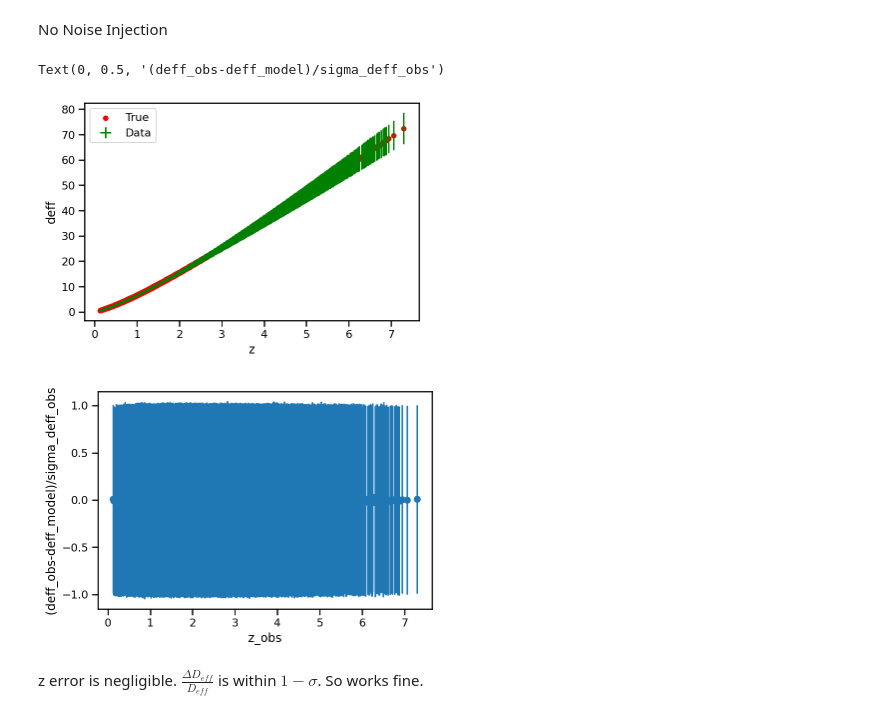
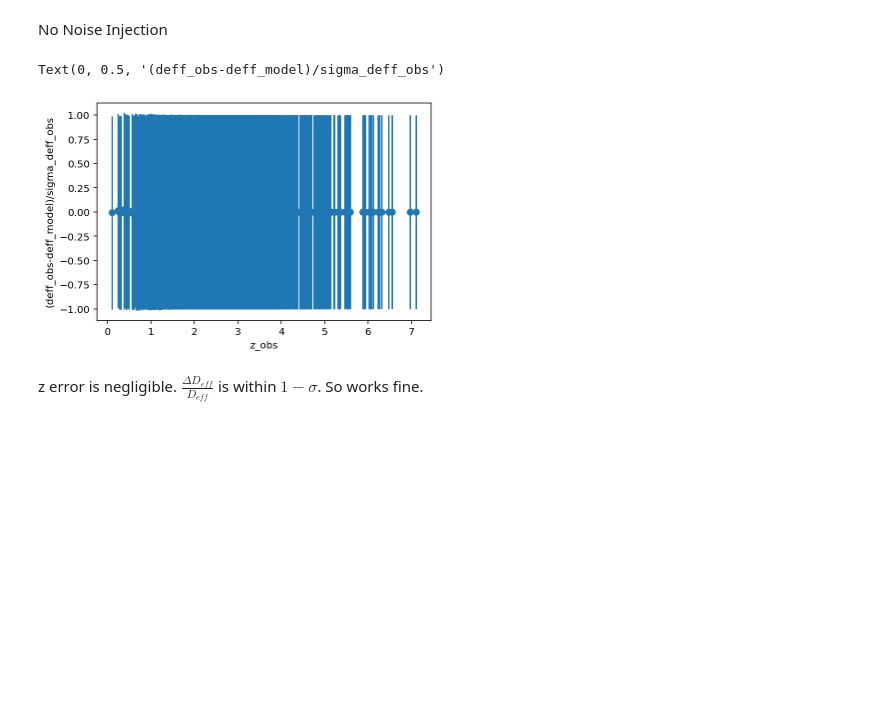
Before and after one commit to SoumendraRoy/gwcosmology, a Jupyter notebook: constant_mass/Pymc_Cosmology.ipynb, the cells around one changed output. Saved outputs shown, nothing was run; the diff lists cells and outputs as text; code cells hidden in the pictures; blank space fills up the shorter version.

```diff
--- a/constant_mass/Pymc_Cosmology.ipynb
+++ b/constant_mass/Pymc_Cosmology.ipynb
@@ -15,12 +15,8 @@ import astropy.cosmology as cosmo
 import astropy.units as u
 import pymc as pm
 import scipy.integrate as si
-import seaborn as sns
-import xarray as xr
-
-sns.set_context('notebook')
 # %%
-NEVENTS = 10**4
+NEVENTS = 10**3
 # %% [markdown]
 Data Loading
 # %%
@@ -41,23 +37,22 @@ for i in range(NEVENTS):
 # %% [markdown]
 No Noise Injection
 # %%
-fig = plt.figure()
-ax = fig.add_subplot(1,1,1)
-#ax.set_yscale('log')
-ax.errorbar(z_med,deff_med,xerr=sigma_z,yerr=sigma_deff, markersize=1, color = 'green', fmt = 'o', label='Data')
-ax.scatter(z_med, cosmo.FlatLambdaCDM(70, 0.3).luminosity_distance(z_med).to(u.Gpc), s=20, color = 'red', label='True')
-plt.xlabel('z')
-plt.ylabel('deff')
-plt.legend()
+# fig = plt.figure()
+# ax = fig.add_subplot(1,1,1)
+# #ax.set_yscale('log')
+# ax.errorbar(z_med,deff_med,xerr=sigma_z,yerr=sigma_deff, markersize=1, color = 'green', fmt = 'o', label='Data')
+# ax.scatter(z_med, cosmo.FlatLambdaCDM(70, 0.3).luminosity_distance(z_med).to(u.Gpc), s=20, color = 'red', label='True')
+# plt.xlabel('z')
+# plt.ylabel('deff')
+# plt.legend()
 
 plt.figure()
 plt.errorbar(z_med, (deff_med-cosmo.FlatLambdaCDM(70, 0.3).luminosity_distance(z_med).to(u.Gpc).value)/sigma_deff, yerr=np.ones(NEVENTS), fmt='o')
 plt.xlabel('z_obs')
 plt.ylabel('(deff_obs-deff_model)/sigma_deff_obs')
 # %% [output]
 Text(0, 0.5, '(deff_obs-deff_model)/sigma_deff_obs')
-[figure, old version]
+[figure, new version]
-[figure, removed]
 # %% [markdown]
 z error is negligible. $\frac{\Delta D_{eff}}{D_{eff}}$ is within $1-\sigma$. So works fine.
 # %% [markdown]
```
Also changed, not shown: parts of 10 cells of this notebook, 5 other files.
